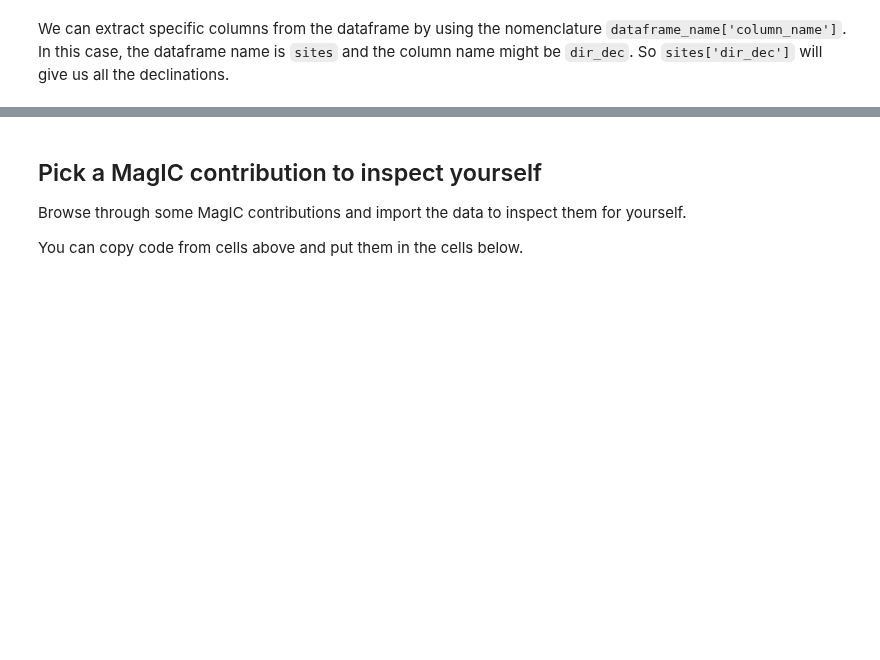
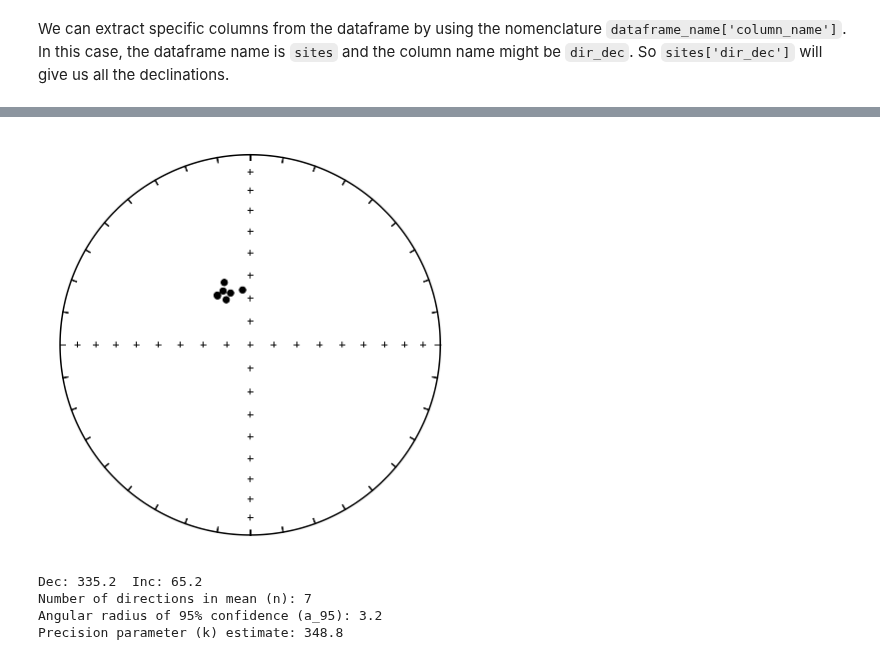
Before and after one commit to PmagPy/PmagPy-docs, a Jupyter notebook: example_notebooks/template_notebooks/Inspecting_MagIC_directional_data.ipynb, the cells around one changed output, grey strips where cells are left out. Drawn from its saved outputs; the diff is of its cells as text; code cells hidden in the pictures; blank space fills up the shorter version.

```diff
--- a/example_notebooks/template_notebooks/Inspecting_MagIC_directional_data.ipynb
+++ b/example_notebooks/template_notebooks/Inspecting_MagIC_directional_data.ipynb
@@ -99,5 +148,5 @@ The functions above `ipmag.zeq_magic`, `ipmag.eqarea_magic`, and `ipmag.vgpmap_m
 
 We can now use pandas to import the sites table to a pandas dataframe using the function `pd.read_csv()`.
 # %%
-sites = pd.read_csv('sites.txt',sep='\t',header=1)
+sites = pd.read_csv(directory + 'sites.txt', sep='\t', header=1)
 sites
@@ -153,6 +170,14 @@ AttributeError: module 'pmagpy.pmagplotlib' has no attribute 'add_borders'
-# %% [markdown]
-## Pick a MagIC contribution to inspect yourself
-
-Browse through some MagIC contributions and import the data to inspect them for yourself.
-
-You can copy code from cells above and put them in the cells below.
+# %%
+plt.figure(figsize=(6,6))
+ipmag.plot_net(1)
+ipmag.plot_di(sites_dec, sites_inc, color='black', marker='o', markersize=40)
+# %% [output]
+[figure, added]
+# %%
+mean_direction = ipmag.fisher_mean(sites_dec, sites_inc)
+ipmag.print_direction_mean(mean_direction)
+# %% [output]
+Dec: 335.2  Inc: 65.2
+Number of directions in mean (n): 7
+Angular radius of 95% confidence (a_95): 3.2
+Precision parameter (k) estimate: 348.8
```
Also changed, not shown: parts of 22 cells of this notebook.
